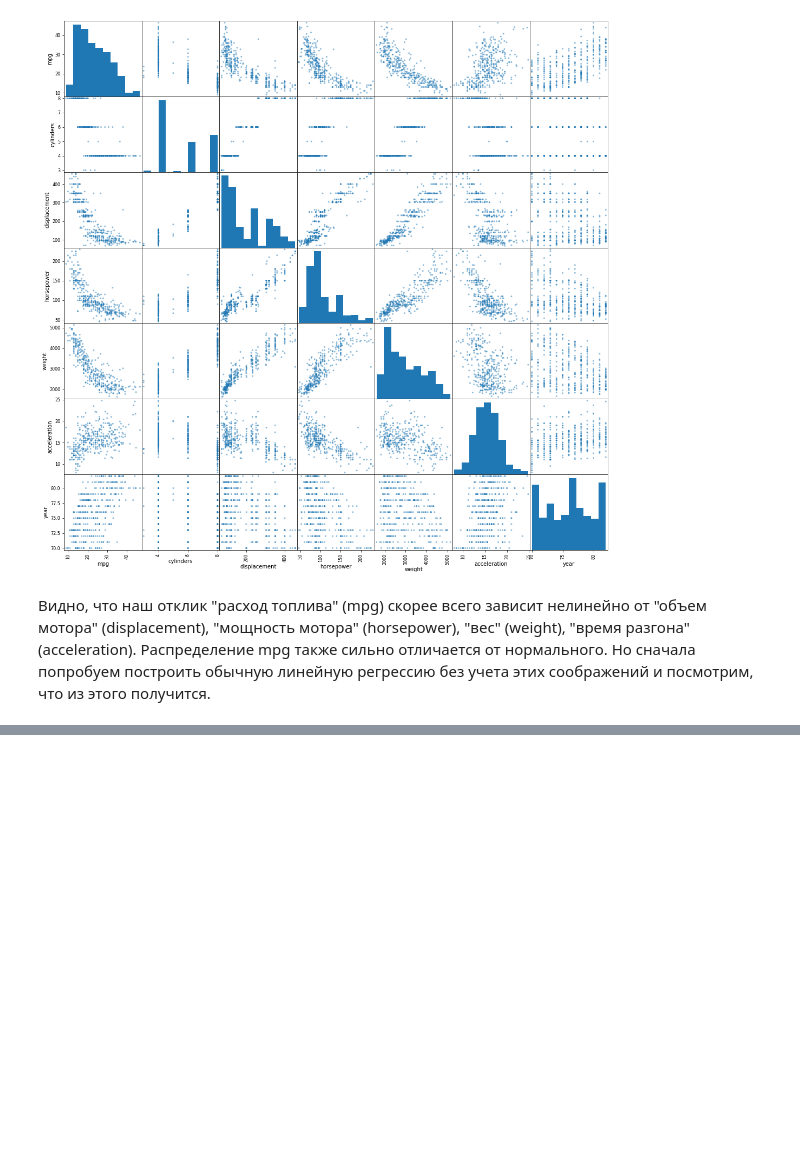
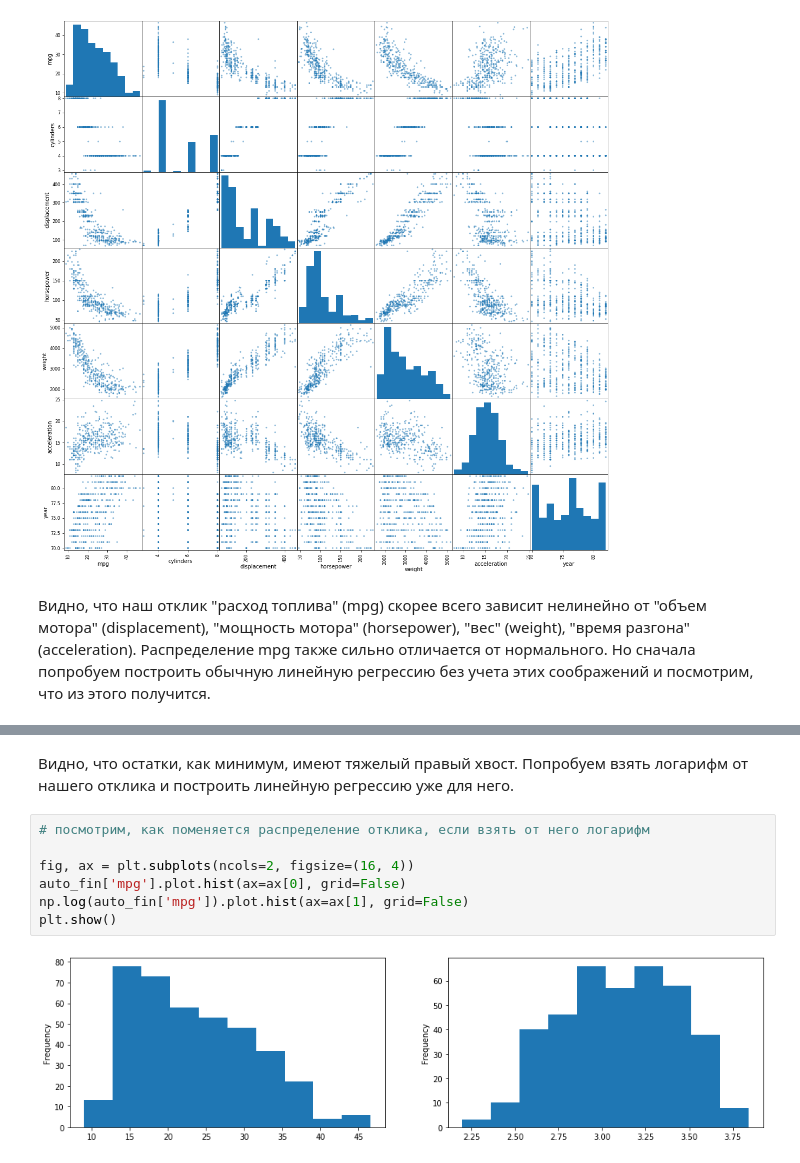
Before and after one commit to Oleg-DS/learning_data_science, a Jupyter notebook: Statistics/HW_4.ipynb, the cells around one changed output, grey strips where cells are left out. Drawn from its saved outputs; the diff is of its cells as text; blank space fills up the shorter version.

```diff
--- a/Statistics/HW_4.ipynb
+++ b/Statistics/HW_4.ipynb
@@ -189,0 +219,11 @@ strong multicollinearity or other numerical problems.
+# %% [markdown]
+Видно, что остатки, как минимум, имеют тяжелый правый хвост. Попробуем взять логарифм от нашего отклика и построить линейную регрессию уже для него.
+# %%
+# посмотрим, как поменяется распределение отклика, если взять от него логарифм
+
+fig, ax = plt.subplots(ncols=2, figsize=(16, 4))
+auto_fin['mpg'].plot.hist(ax=ax[0], grid=False)
+np.log(auto_fin['mpg']).plot.hist(ax=ax[1], grid=False)
+plt.show()
+# %% [output]
+[figure, added]
```
Also changed, not shown: parts of 34 cells of this notebook.
